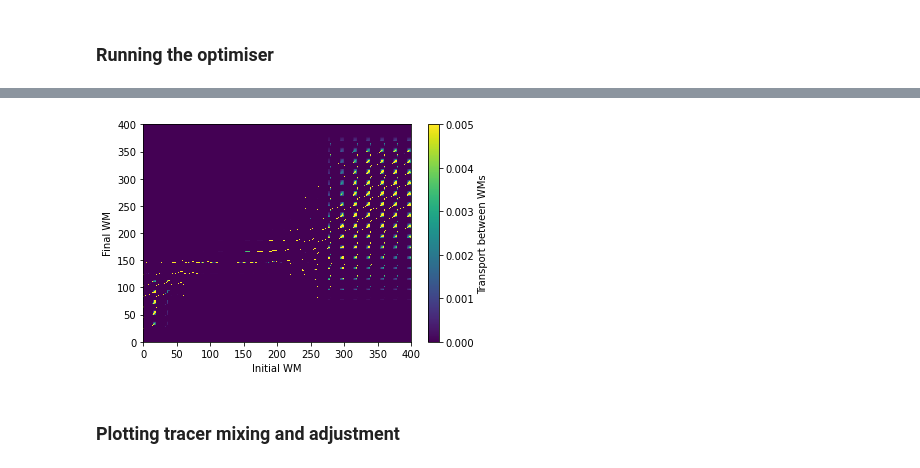
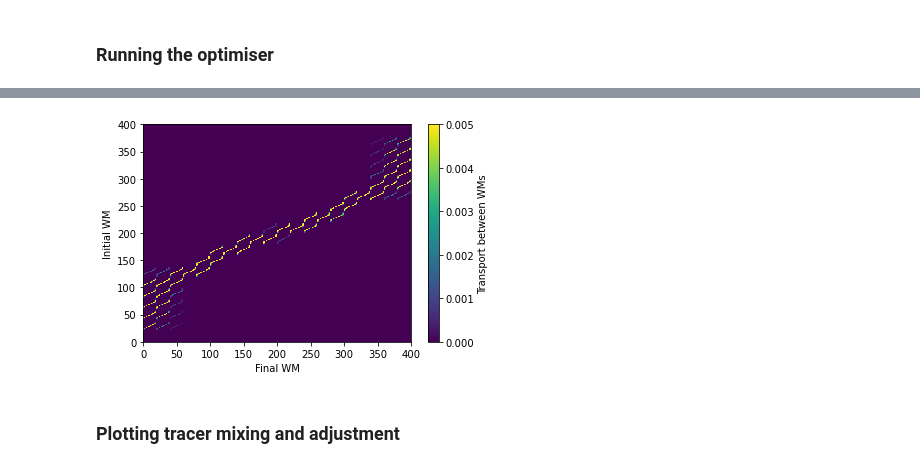
Before and after one commit to taimoorsohail/WM_Methods, a Jupyter notebook: MTM_tutorial.ipynb, the cells around one changed output, grey strips where cells are left out. Saved outputs shown, nothing was run; the diff lists cells and outputs as text; code cells hidden in the pictures.

```diff
--- a/MTM_tutorial.ipynb
+++ b/MTM_tutorial.ipynb
@@ -17,6 +17,7 @@ import matplotlib.pyplot as plt
 # Number of watermasses
 
 no_WMs = 20
+## Note that the problem scales as no_WMs**4
 
 ## At time t1:
 S1 = np.repeat(np.linspace(32,40,no_WMs)[:,np.newaxis], no_WMs,axis=-1)
@@ -42,7 +43,7 @@ V2 = V2*(V1.sum()/V2.sum())
 # V2[(np.unravel_index(V1.argmax(), V1.shape))] = V1.sum()
 
 ### OR TEST A CASE WHERE V2 is homogeneous (uncomment to try):
-# V2 = np.ones_like(V1)*(V1.sum()/V1.flatten().size)
+V2 = np.ones_like(V1)*(V1.sum()/V1.flatten().size)
 
 ## Check total volumes are the same
 print(V1.sum(), '=', V2.sum())
@@ -81,8 +82,9 @@ volumes = np.stack((V1.flatten(), V2.flatten()), axis=0) # Shape: [2 x N]
 salinities = np.stack((S1.flatten(), S2.flatten()), axis=0)
 temps = np.stack((T1.flatten(), T2.flatten()), axis=0)
 ## Add any further tracers at this line
+generic_tracer = np.ones_like(temps)
 
-tracers = np.stack((salinities, temps),axis=1) # Shape: [2 x M x N], where M = 2 for just T and S
+tracers = np.stack((salinities, temps, generic_tracer),axis=1) # Shape: [2 x M x N], where M = 2 for just T and S, and M>2 for T,S+other tracers
 # %% [markdown]
 ### Defining 'constraints'
 # %%
@@ -107,7 +109,7 @@ ST_scale = (bet/alph)
 
 ## We create a weight matrix of ones
 # Note that the code is very sensitive to the weights we input, and may break (TO BE DEVELOPED)
-weights = np.stack((A2.flatten(),A2.flatten()), axis=0) # Shape: An [M x N] matrix
+weights = np.stack((A2.flatten(),A2.flatten(), A2.flatten()), axis=0) # Shape: An [M x N] matrix
 # %% [markdown]
 ### Running the optimiser
 # %%
@@ -141,11 +141,11 @@ Variable var0: value [-0. -0. -0. ... -0. -0. -0.]
 # %%
 ## Plot the transport g_ij from WM initial to WM final
 
 plt.pcolormesh(g_ij,vmin=0,vmax=0.005)
 cbar = plt.colorbar()
 cbar.set_label('Transport between WMs')
-plt.xlabel('Initial WM')
-plt.ylabel('Final WM')
+plt.xlabel('Final WM')
+plt.ylabel('Initial WM')
 plt.show()
 # %% [output]
-[figure, old version]
+[figure, new version]
```
Also changed, not shown: parts of 6 cells of this notebook, 3 other files.
